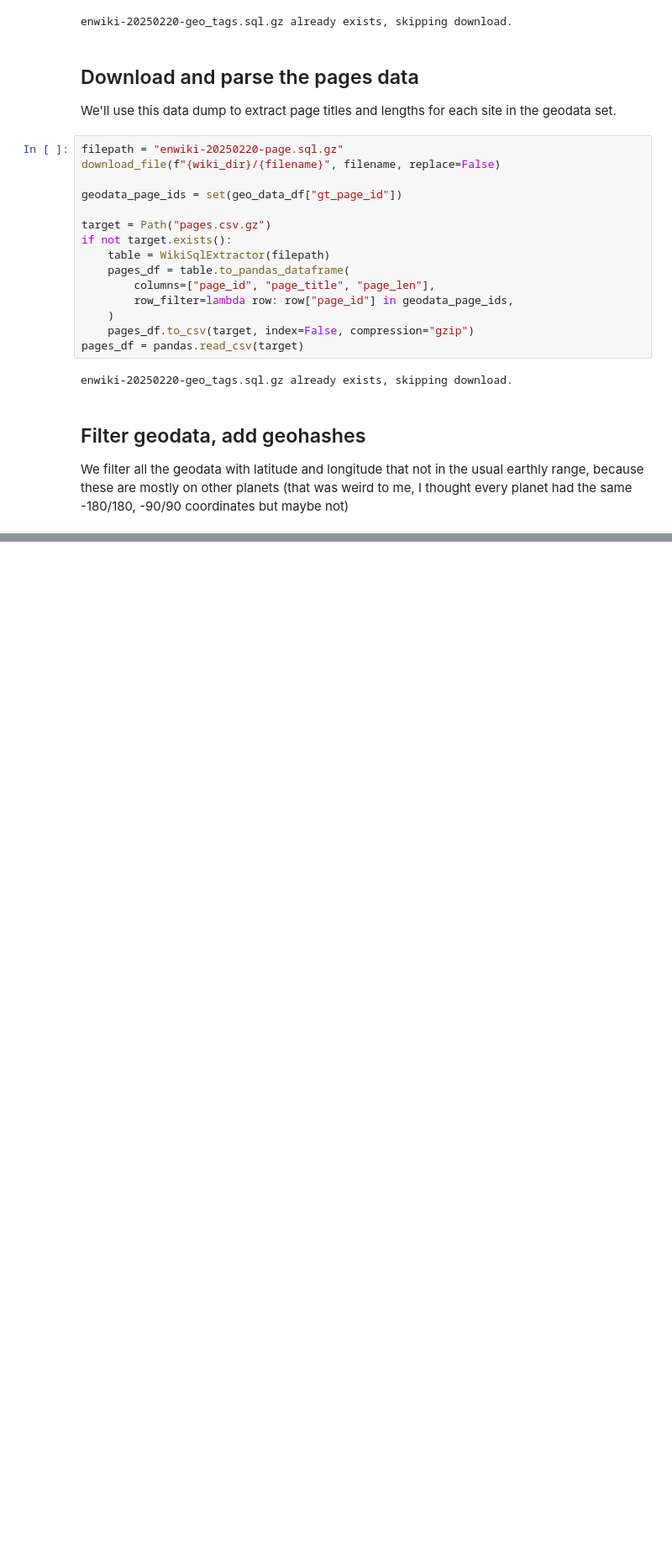
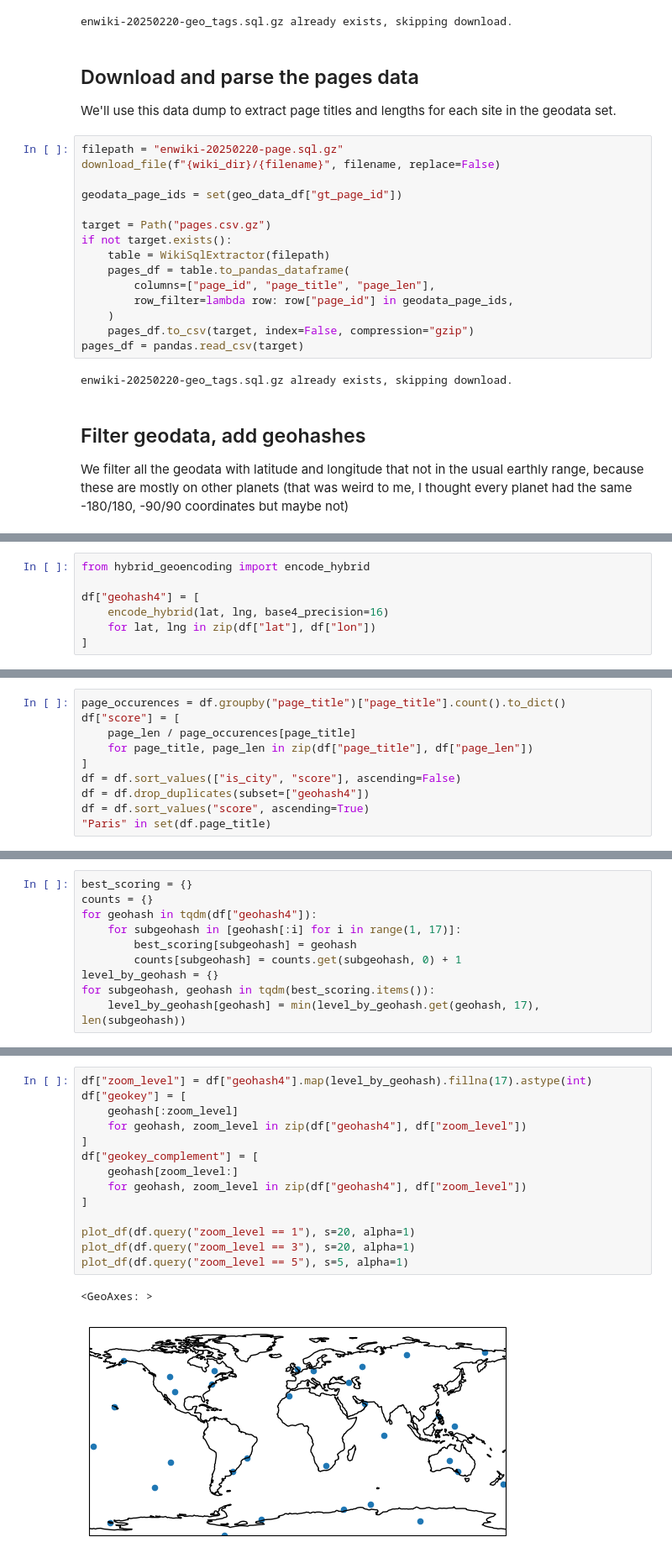
Before and after one commit to Zulko/landnotes, a Jupyter notebook: geodata_curation/geodata_curation.ipynb, the cells around one changed output, grey strips where cells are left out. Shown: that part at 84% size. Saved outputs shown, nothing was run; the diff lists cells and outputs as text; blank space fills up the shorter version.

```diff
--- a/geodata_curation/geodata_curation.ipynb
+++ b/geodata_curation/geodata_curation.ipynb
@@ -112,0 +117,7 @@ filtered_df = filtered_df.drop_duplicates("geohash")
+# %%
+from hybrid_geoencoding import encode_hybrid
+
+df["geohash4"] = [
+    encode_hybrid(lat, lng, base4_precision=16)
+    for lat, lng in zip(df["lat"], df["lon"])
+]
@@ -112,0 +173,10 @@ filtered_df = filtered_df.drop_duplicates("geohash")
+# %%
+page_occurences = df.groupby("page_title")["page_title"].count().to_dict()
+df["score"] = [
+    page_len / page_occurences[page_title]
+    for page_title, page_len in zip(df["page_title"], df["page_len"])
+]
+df = df.sort_values(["is_city", "score"], ascending=False)
+df = df.drop_duplicates(subset=["geohash4"])
+df = df.sort_values("score", ascending=True)
+"Paris" in set(df.page_title)
@@ -112,0 +189,10 @@ filtered_df = filtered_df.drop_duplicates("geohash")
+# %%
+best_scoring = {}
+counts = {}
+for geohash in tqdm(df["geohash4"]):
+    for subgeohash in [geohash[:i] for i in range(1, 17)]:
+        best_scoring[subgeohash] = geohash
+        counts[subgeohash] = counts.get(subgeohash, 0) + 1
+level_by_geohash = {}
+for subgeohash, geohash in tqdm(best_scoring.items()):
+    level_by_geohash[geohash] = min(level_by_geohash.get(geohash, 17), len(subgeohash))
@@ -112,0 +201,17 @@ filtered_df = filtered_df.drop_duplicates("geohash")
+# %%
+df["zoom_level"] = df["geohash4"].map(level_by_geohash).fillna(17).astype(int)
+df["geokey"] = [
+    geohash[:zoom_level]
+    for geohash, zoom_level in zip(df["geohash4"], df["zoom_level"])
+]
+df["geokey_complement"] = [
+    geohash[zoom_level:]
+    for geohash, zoom_level in zip(df["geohash4"], df["zoom_level"])
+]
+
+plot_df(df.query("zoom_level == 1"), s=20, alpha=1)
+plot_df(df.query("zoom_level == 3"), s=20, alpha=1)
+plot_df(df.query("zoom_level == 5"), s=5, alpha=1)
+# %% [output]
+<GeoAxes: >
+[figure, added]
```
Also changed, not shown: parts of 24 cells of this notebook, 1 other file.
